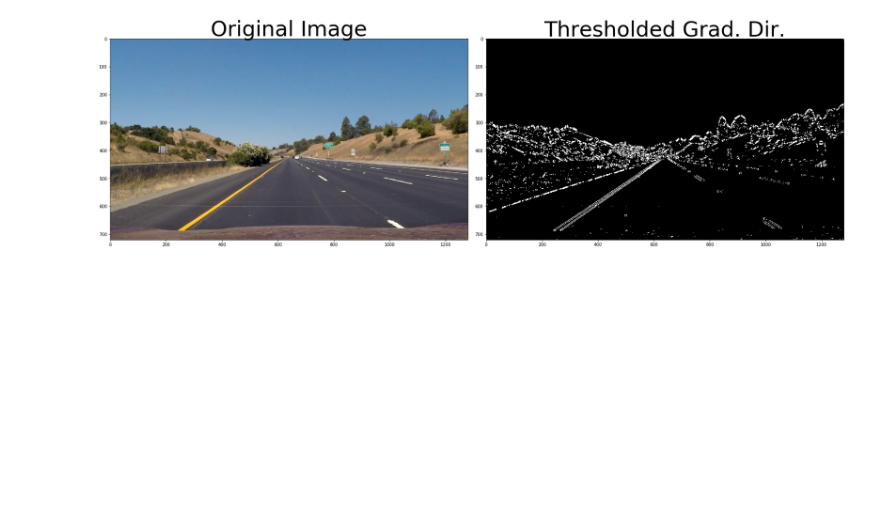
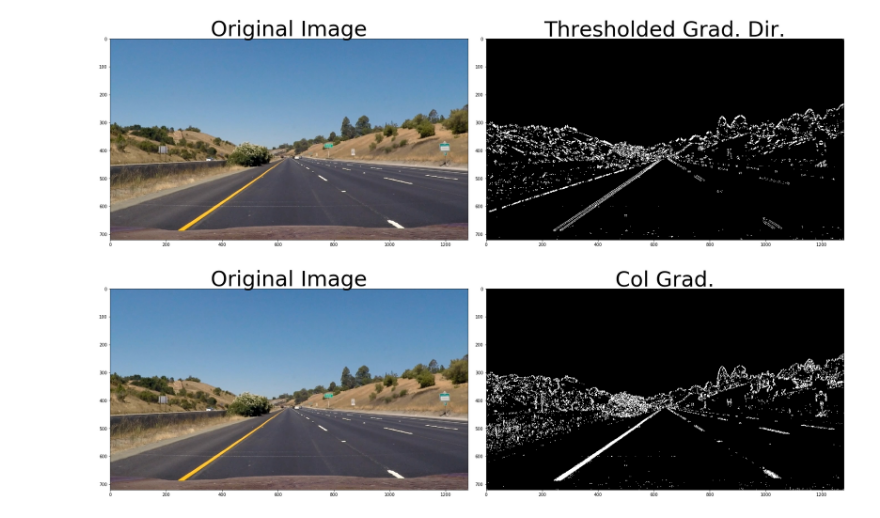
Before and after one commit to sd37/CarND-Advanced-Lane-Lines, a Jupyter notebook: solution.ipynb, the cells around one changed output. Saved outputs shown, nothing was run; the diff lists cells and outputs as text; code cells hidden in the pictures; blank space fills up the shorter version.

```diff
--- a/solution.ipynb
+++ b/solution.ipynb
@@ -268,3 +301,21 @@ ax2.set_title('Thresholded Grad. Dir.', fontsize=50)
 plt.subplots_adjust(left=0., right=1, top=0.9, bottom=0.)
 # %% [output]
 [figure]
+# %%
+# test grad color threshold
+
+img = cv2.imread('./test_images/straight_lines1.jpg')
+img = cv2.cvtColor(img,cv2.COLOR_BGR2RGB)
+
+col_grad_b = combined_grad_color_binary(img)
+
+# Plot the result
+f, (ax1, ax2) = plt.subplots(1, 2, figsize=(24, 9))
+f.tight_layout()
+ax1.imshow(img)
+ax1.set_title('Original Image', fontsize=50)
+ax2.imshow(col_grad_b, cmap='gray')
+ax2.set_title('Col Grad.', fontsize=50)
+plt.subplots_adjust(left=0., right=1, top=0.9, bottom=0.)
+# %% [output]
+[figure, added]
```
Also changed, not shown: parts of 2 cells of this notebook.
